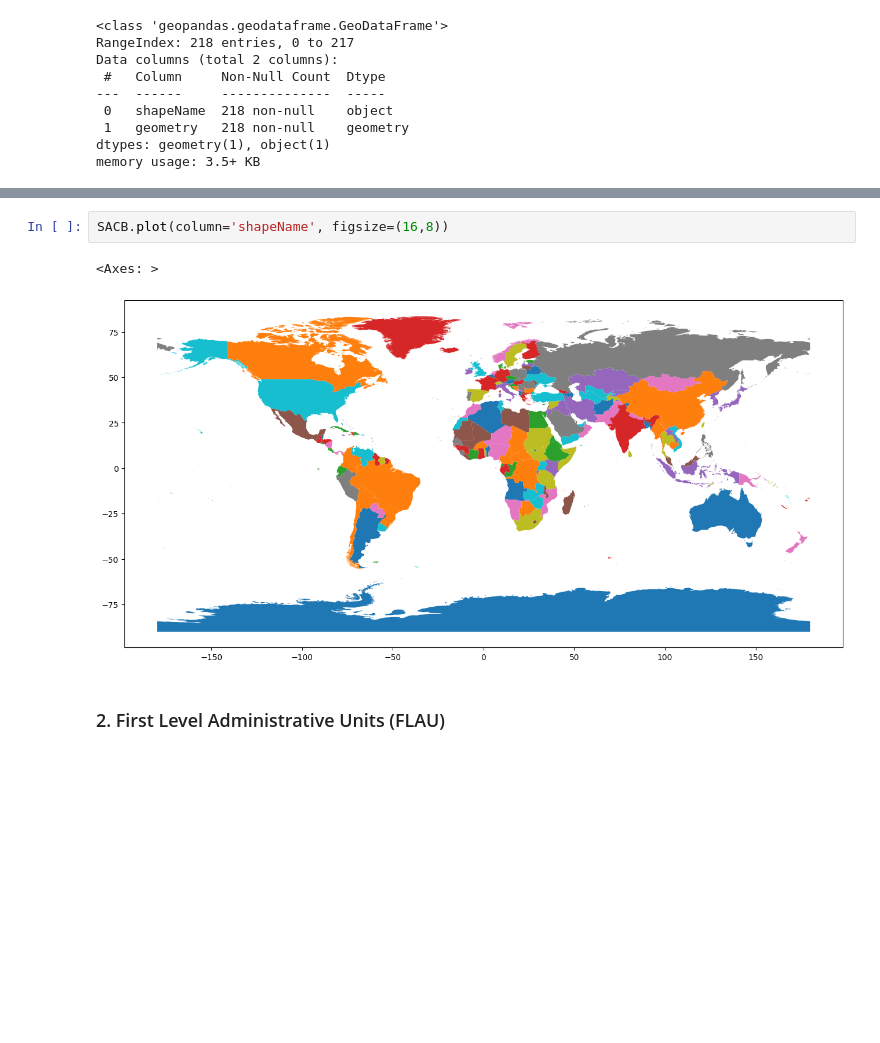
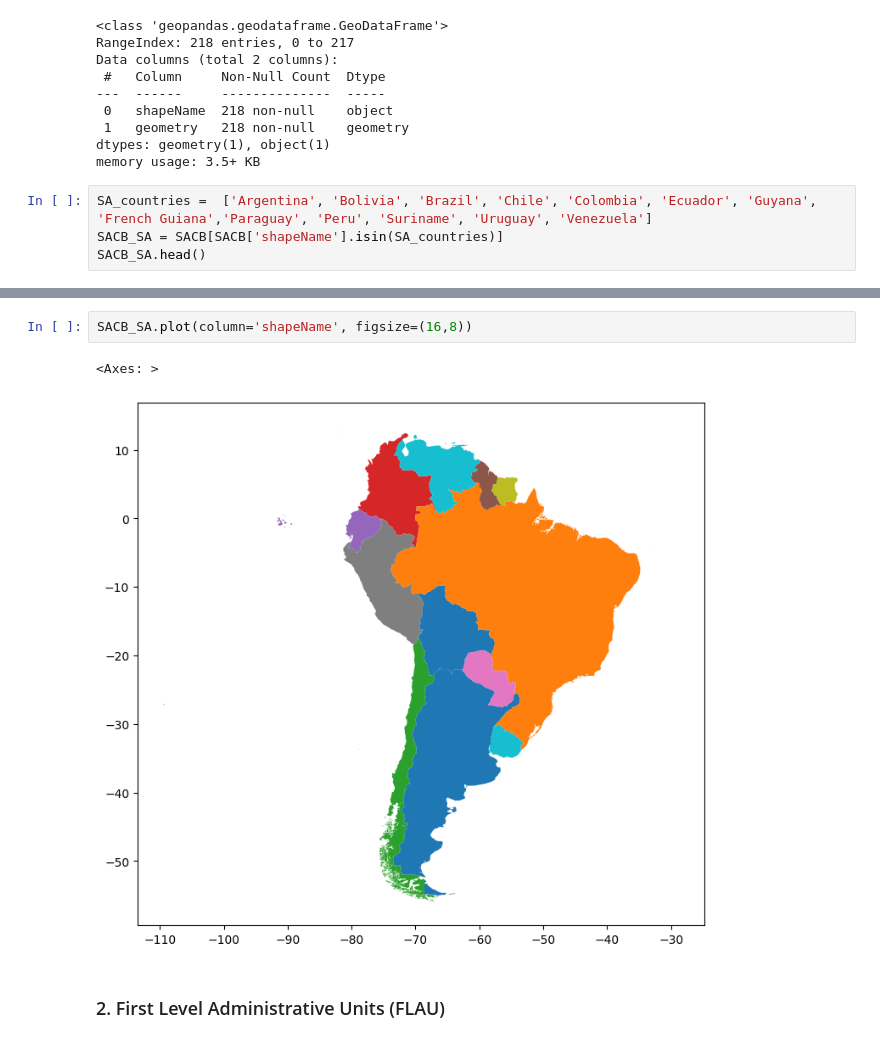
Before and after one commit to CarlosMendez1997Col/GeoDatabases-And-Cloud-Computing-For-Water-Resources-Management, a Jupyter notebook: 1-Creation Geodatabase/Download_and_Geoprocessing_Databases_in_Google_Colab.ipynb, the cells around one changed output, grey strips where cells are left out. Saved outputs shown, nothing was run; the diff lists cells and outputs as text; blank space fills up the shorter version.

```diff
--- a/1-Creation Geodatabase/Download_and_Geoprocessing_Databases_in_Google_Colab.ipynb
+++ b/1-Creation Geodatabase/Download_and_Geoprocessing_Databases_in_Google_Colab.ipynb
@@ -167,3 +178,7 @@ Data columns (total 2 columns):
  1   geometry   218 non-null    geometry
 dtypes: geometry(1), object(1)
 memory usage: 3.5+ KB
+# %%
+SA_countries =  ['Argentina', 'Bolivia', 'Brazil', 'Chile', 'Colombia', 'Ecuador', 'Guyana', 'French Guiana','Paraguay', 'Peru', 'Suriname', 'Uruguay', 'Venezuela']
+SACB_SA = SACB[SACB['shapeName'].isin(SA_countries)]
+SACB_SA.head()
@@ -170,8 +192,8 @@ memory usage: 3.5+ KB
 # %%
-SACB.plot(column='shapeName', figsize=(16,8))
+SACB_SA.plot(column='shapeName', figsize=(16,8))
 # %% [output]
 <Axes: >
-[figure, old version]
+[figure, new version]
 # %% [markdown]
 ### 2. First Level Administrative Units (FLAU)
 # %%
```
Also changed, not shown: parts of 2 cells of this notebook.
